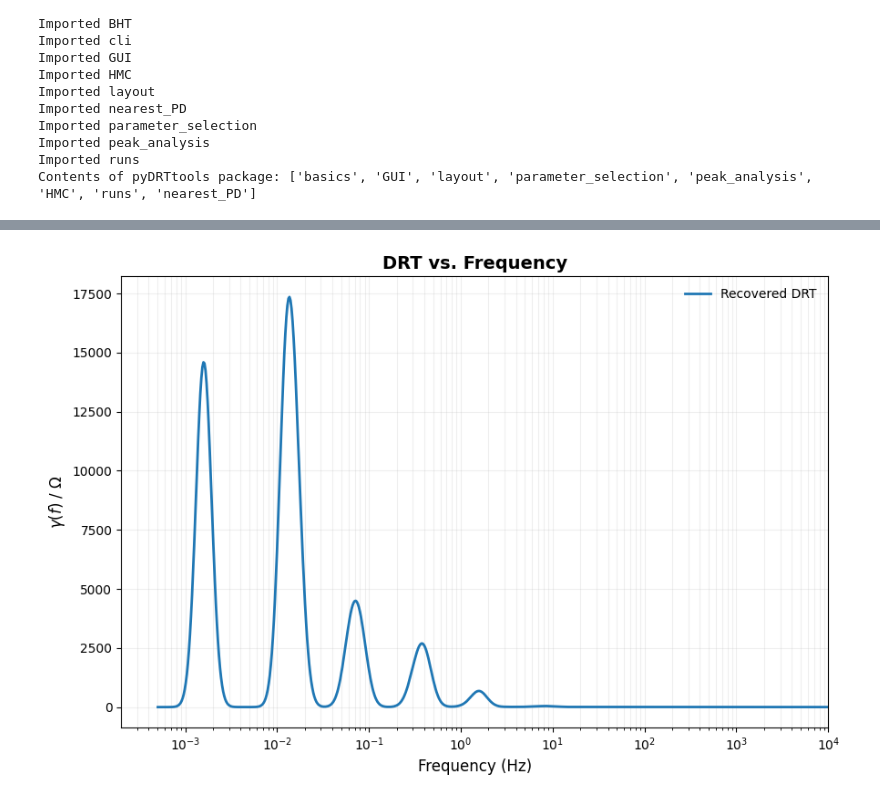
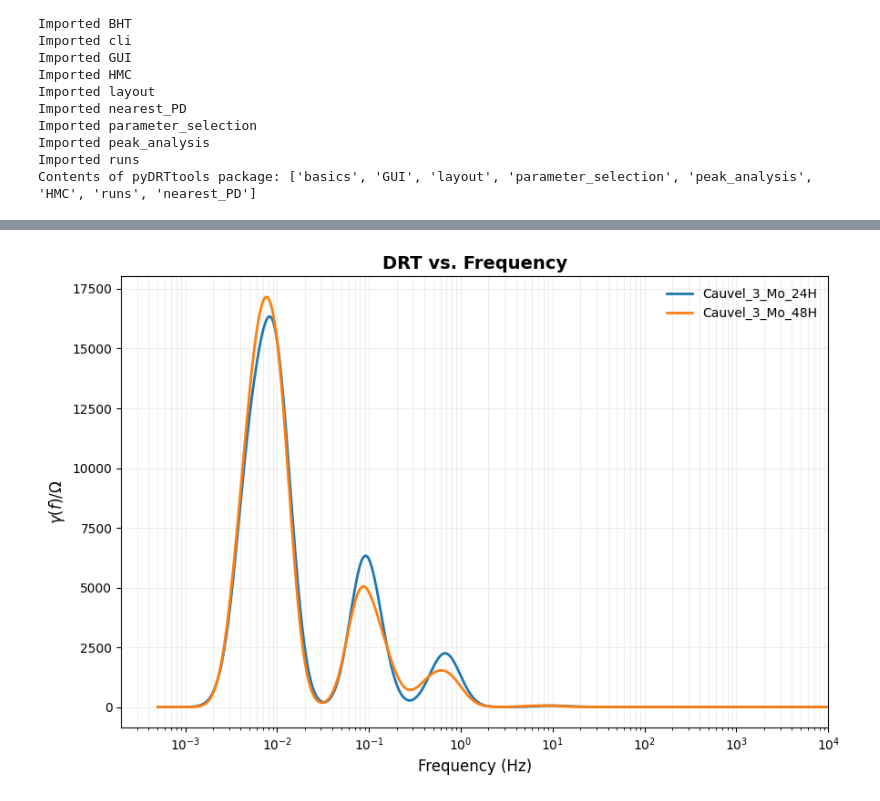
Before and after one commit to AlexandreCauvel/PEA, a Jupyter notebook: code/drt_correct/Final.ipynb, the cells around one changed output, grey strips where cells are left out. Saved outputs shown, nothing was run; the diff lists cells and outputs as text; code cells hidden in the pictures.

```diff
--- a/code/drt_correct/Final.ipynb
+++ b/code/drt_correct/Final.ipynb
@@ -23,8 +23,9 @@ Imported peak_analysis
 Imported runs
 Contents of pyDRTtools package: ['basics', 'GUI', 'layout', 'parameter_selection', 'peak_analysis', 'HMC', 'runs', 'nearest_PD']
 # %%
-main_dir = Path(r"C:\Users\Alexa\Desktop\PEA\EIS_data\NaCl")
-patterns = ['*_168H.DTA']
+main_dir = Path(r"C:\Users\Alexa\Desktop\PEA\EIS_data\Molybdate")
+#patterns = ['*_1H.DTA','*_4H.DTA','*_8H.DTA']
+patterns = ['*_24H.DTA','*_48H.DTA']
 file_list = []
 
 for p in patterns:
@@ -44,24 +45,18 @@ for filename in file_list:
         'Z_data':data['Zreal'].values + 1j*data['Zimag'].values,
         'Zmod':data['Zmod'].values,
         'Zphz':data['Zphz'].values,
-        'Freq':data['Freq'].values,
-        'circuit':None,
-        'Z_fit':None,
-        'chi_sq': None
+        'Freq':data['Freq'].values
     }
 
-    eis_data = {
+    drt_results = {
         'name': filename.stem,
         'Zreal':None,
         'Zimag':None,
         'Zmod':None,
         'Zphz':None,
-        'Z_data':None,
         'Freq':None,
-        'circuit':None,
-        'Z_fit':None,
-        'chi_sq': None
+        'Gamma':None,
     }
 
-    all_datasets.append({"eis_data":eis_data, "original_eis_data":original_eis_data})
+    all_datasets.append({"original_eis_data":original_eis_data, "drt_results":drt_results})
 # %%
@@ -108,34 +102,42 @@ Analysis complete. Recovered Resistance: 50.7108 Ohms
 # %%
-# 1. Convert tau to frequency (Hz)
-# Note: drt_tau must be in seconds
-drt_freq = 1 / (2 * np.pi * drt_tau)
+plt.figure(figsize=(9, 6))
 
-plt.figure(figsize=(9, 6), dpi=100)
+max_gamma_overall = 0
+f_name = all_datasets[0]['drt_results']['name'].split('_')[2]
+hours_list = []
 
-# 2. Plot vs Frequency
-# We use drt_freq as the x-axis
-plt.plot(drt_freq, drt_gamma, color='#1f77b4', linewidth=2, label='Recovered DRT')
+for i, dataset in enumerate(all_datasets):
+    freq = dataset['drt_results']['Freq']
+    gamma = dataset['drt_results']['Gamma']
+    name = dataset['drt_results']['name']
+    match = re.search(r'(\d+)H$', name)
+    if match:
+        hours_list.append(match.group(1))
+    hour_str = "H_".join(hours_list)
+
+    if max(gamma) > max_gamma_overall:
+        max_gamma_overall = max(gamma)
+
+    plt.plot(freq, gamma, linewidth=2, label=name)
 
 # --- Formatting ---
 
-# Use LaTeX for professional units and symbols
+# Professional units and symbols
 plt.xlabel('Frequency (Hz)', fontsize=12)
-plt.ylabel(r'$\gamma(f)$ / $\Omega$', fontsize=12)
+plt.ylabel(r'$\gamma(f) / \Omega$', fontsize=12)
 plt.title('DRT vs. Frequency', fontsize=14, fontweight='bold')
 
-# Log scale is still mandatory because frequency spans several decades
 plt.xscale('log')
-
-# Specialized grid for log plots
 plt.grid(True, which="both", ls="-", alpha=0.2)
 
-# Ensure the y-axis starts at 0
-plt.ylim(bottom=-max(drt_gamma)*0.05)
+# Use the overall maximum we calculated in the loop to set the slight negative drop
+plt.ylim(bottom=-max_gamma_overall * 0.05)
 plt.xlim(right=1e4)
 
 plt.legend(frameon=False)
 plt.tight_layout()
 
+plt.savefig(f"DRT_{f_name}_{hour_str}H.pdf")
 plt.show()
 # %% [output]
-[figure, old version]
+[figure, new version]
```
Also changed, not shown: parts of 10 cells of this notebook, 24 other files.
